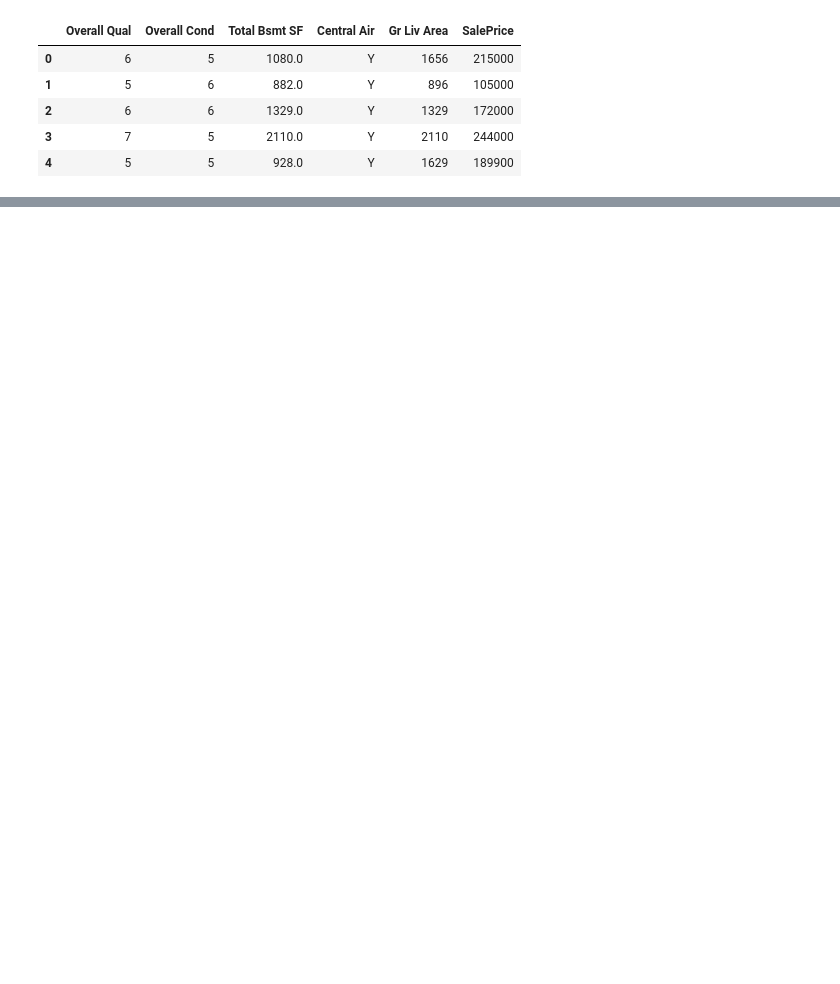
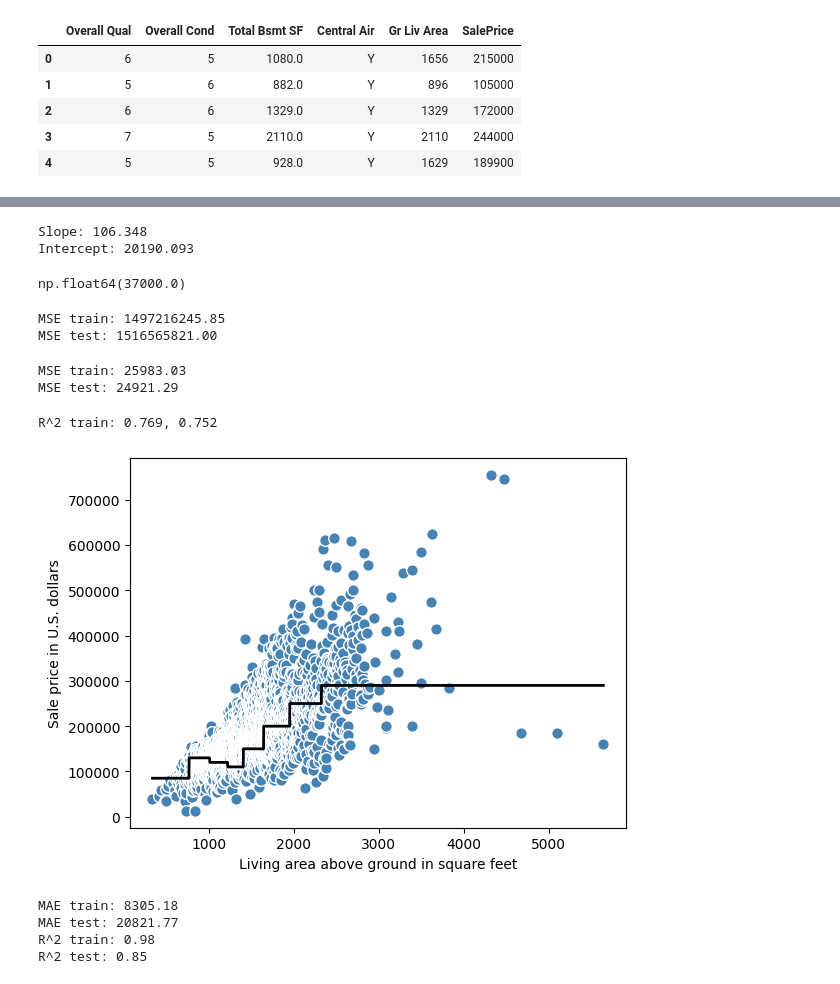
Before and after one commit to Mmadan128/ml_revision, a Jupyter notebook: ch9.ipynb, the cells around one changed output, grey strips where cells are left out. Drawn from its saved outputs; the diff is of its cells as text; code cells hidden in the pictures; blank space fills up the shorter version.

```diff
--- a/ch9.ipynb
+++ b/ch9.ipynb
@@ -18,0 +159,12 @@ df.shape
+# %%
+print(f'Slope: {ransac.estimator_.coef_[0]:.3f}')
+print(f'Intercept: {ransac.estimator_.intercept_:.3f}')
+# %% [output]
+Slope: 106.348
+Intercept: 20190.093
+# %%
+def median_absolute_deviation(data):
+ return np.median(np.abs(data - np.median(data)))
+median_absolute_deviation(y)
+# %% [output]
+np.float64(37000.0)
@@ -18,0 +182,25 @@ df.shape
+# %%
+from sklearn.metrics import mean_squared_error
+mse_train = mean_squared_error(y_train, y_train_pred)
+mse_test = mean_squared_error(y_test, y_test_pred)
+print(f'MSE train: {mse_train:.2f}')
+print(f'MSE test: {mse_test:.2f}')
+# %% [output]
+MSE train: 1497216245.85
+MSE test: 1516565821.00
+# %%
+from sklearn.metrics import mean_absolute_error
+mae_train = mean_absolute_error(y_train, y_train_pred)
+mae_test = mean_absolute_error(y_test, y_test_pred)
+print(f'MSE train: {mae_train:.2f}')
+print(f'MSE test: {mae_test:.2f}')
+# %% [output]
+MSE train: 25983.03
+MSE test: 24921.29
+# %%
+from sklearn.metrics import r2_score
+train_r2 = r2_score(y_train, y_train_pred)
+test_r2 = r2_score(y_test, y_test_pred)
+print(f'R^2 train: {train_r2:.3f}, {test_r2:.3f}')
+# %% [output]
+R^2 train: 0.769, 0.752
@@ -18,0 +241,38 @@ df.shape
+# %%
+from sklearn.tree import DecisionTreeClassifier
+X=df[['Gr Liv Area']].values
+y=df['SalePrice'].values
+tree=DecisionTreeClassifier(max_depth=3)
+tree.fit(X,y)
+sort_idx=X.flatten().argsort()
+lin_regplot(X[sort_idx], y[sort_idx], tree)
+plt.xlabel('Living area above ground in square feet')
+plt.ylabel('Sale price in U.S. dollars')
+plt.show()
+# %% [output]
+[figure, added]
+# %%
+target='SalePrice'
+features=df.columns[df.columns!=target]
+X=df[features].values
+y=df[target].values
+X_train,X_test,y_train,y_test=train_test_split(X,y,test_size=0.3,random_state=123)
+from sklearn.ensemble import RandomForestRegressor
+forest=RandomForestRegressor(n_estimators=1000,n_jobs=-1,random_state=1,criterion='squared_error')
+forest.fit(X_train,y_train)
+y_train_pred=forest.predict(X_train)
+y_test_pred=forest.predict(X_test)
+mae_train = mean_absolute_error(y_train, y_train_pred)
+mae_test = mean_absolute_error(y_test, y_test_pred)
+
+print(f'MAE train: {mae_train:.2f}')
+print(f'MAE test: {mae_test:.2f}')
+r2_train = r2_score(y_train, y_train_pred)
+r2_test =r2_score(y_test, y_test_pred)
+print(f'R^2 train: {r2_train:.2f}')
+print(f'R^2 test: {r2_test:.2f}')
+# %% [output]
+MAE train: 8305.18
+MAE test: 20821.77
+R^2 train: 0.98
+R^2 test: 0.85
```
Also changed, not shown: parts of 17 cells of this notebook, 1 other file.
